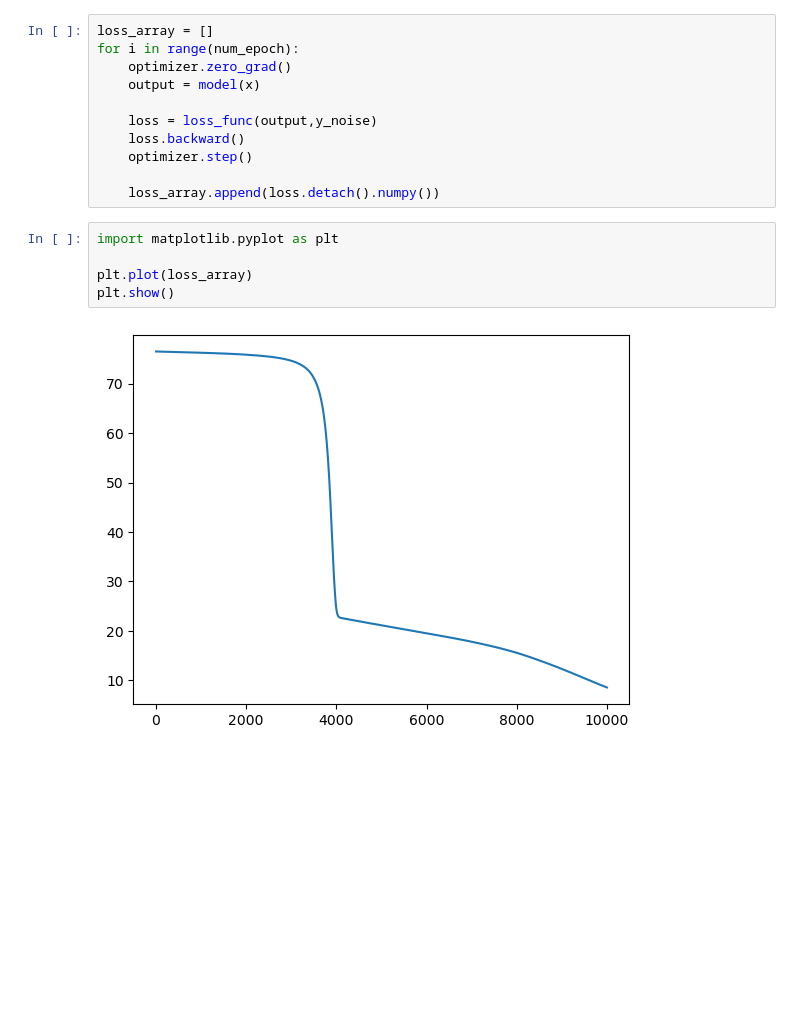
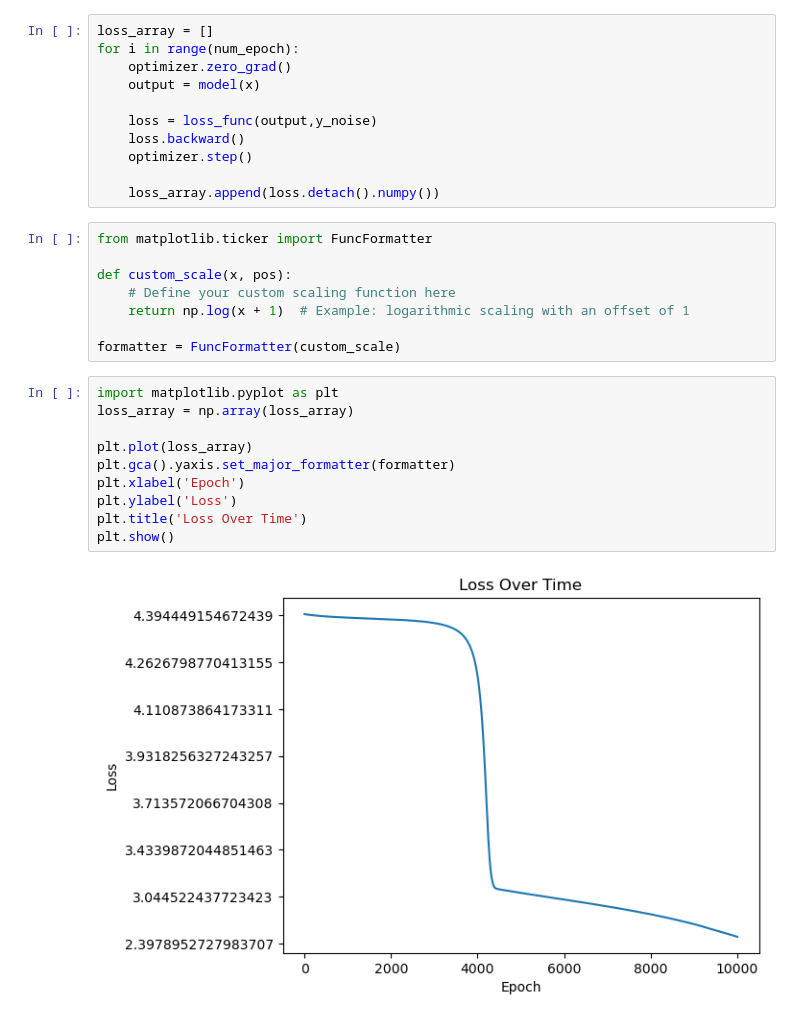
Before and after one commit to Tiabet/PyTorch, a Jupyter notebook: neuralnetwork.ipynb, the cells around one changed output. Cells and saved outputs as stored; diff of their text form; blank space fills up the shorter version.

```diff
--- a/neuralnetwork.ipynb
+++ b/neuralnetwork.ipynb
@@ -35,13 +36,26 @@ for i in range(num_epoch):
     optimizer.step()
 
     loss_array.append(loss.detach().numpy())
+# %%
+from matplotlib.ticker import FuncFormatter
+
+def custom_scale(x, pos):
+    # Define your custom scaling function here
+    return np.log(x + 1)  # Example: logarithmic scaling with an offset of 1
+
+formatter = FuncFormatter(custom_scale)
 # %%
 import matplotlib.pyplot as plt
+loss_array = np.array(loss_array)
 
 plt.plot(loss_array)
+plt.gca().yaxis.set_major_formatter(formatter)
+plt.xlabel('Epoch')
+plt.ylabel('Loss')
+plt.title('Loss Over Time')
 plt.show()
 # %% [output]
-[figure, old version]
+[figure, new version]
 # %%
 plt.figure(figsize=(10,10))
 plt.scatter(x.detach().numpy(),y_noise,label="Original Data")
```
Also changed, not shown: parts of 2 cells of this notebook.
